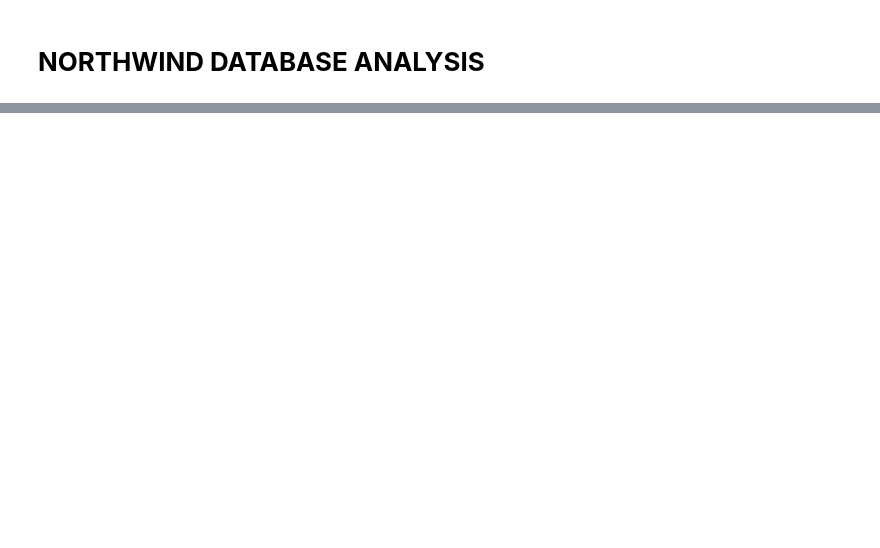
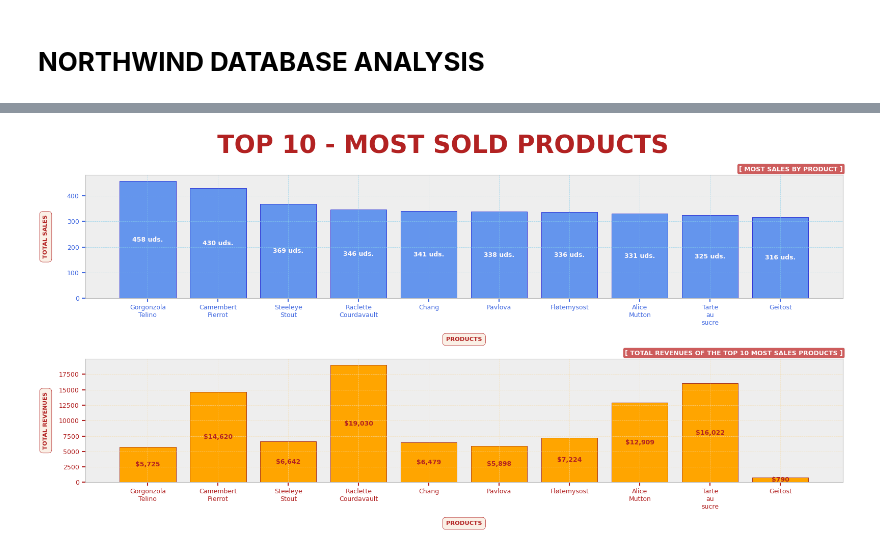
Before and after one commit to AlexIverson3/NorthWindDB-Analysis, a Jupyter notebook: NorthWind_Analysis.ipynb, the cells around one changed output, grey strips where cells are left out. Cells and saved outputs as stored; diff of their text form; code cells hidden in the pictures; blank space fills up the shorter version.

```diff
--- a/NorthWind_Analysis.ipynb
+++ b/NorthWind_Analysis.ipynb
@@ -17,10 +2,0 @@ from tabulate import tabulate
-# %%
-def conn_db( query, columns ):
-    with sqlite3.connect("C:/Program Files/DB Browser for SQLite/databases/Northwind.db") as conn:
-
-        cursor = conn.cursor()
-        cursor.execute( query )
-        results = cursor.fetchall()
-        df = pd.DataFrame( results, columns=columns )
-
-    return df
@@ -1125,0 +156,82 @@ plt.show()
+# %%
+
+# [ TOP 10 - MOST SOLD PRODUCTS ]
+#=============================================================================================================================
+topSoldProduct = conn_db(   query = '''
+                                        SELECT  p.ProductName, p.Unit, p.Price,
+                                                SUM( od.Quantity )
+                                                    AS TotalSoldProducts,
+                                                ROUND( SUM( od.Quantity ) * p.Price, 2 )
+                                                    AS TotalRevenues
+
+                                        FROM    [Products] p
+                                        JOIN    [OrderDetails] od
+                                            ON p.ProductID = od.ProductID
+
+                                        GROUP BY ProductName
+                                        ORDER BY TotalSoldProducts DESC
+                                        LIMIT 10
+                                    ''',
+
+                            columns = [ 'PRODUCT', 'UNIT CONTENT', 'PRICE', 'TOTAL SALES', 'TOTAL REVENUES' ]   )
+
+
+print_table( title = "==[ MOST SOLD PRODUCTS (TOP 10) ]==",
+             df_name = topSoldProduct )
+
+
+
+# GRÁFICA MATPLOTLIB
+#--------------------------------------------------------------------------------------------------------
+
+products    = topSoldProduct[ "PRODUCT" ].apply( lambda x: x.replace(" ", "\n") )
+sales       = topSoldProduct[ "TOTAL SALES" ]
+revenues    = topSoldProduct[ "TOTAL REVENUES" ]
+
+#¨¨¨¨¨¨¨¨¨¨¨¨¨¨¨¨¨¨¨¨¨¨¨¨¨¨¨¨¨¨¨¨¨¨¨¨¨¨¨¨¨¨¨¨¨¨¨¨¨¨¨¨¨¨¨¨¨¨¨¨¨¨¨¨¨¨¨¨¨¨¨¨¨¨¨¨¨¨¨¨¨¨
+create_matplot ( style = "bmh", nrows = 2, ncols = 1, figsize = ( 16, 8 ),
+                 suptitle_label = "TOP 10 - MOST SOLD PRODUCTS" )
+
+#¨¨¨¨¨¨¨¨¨¨¨¨¨¨¨¨¨¨¨¨¨¨¨¨¨¨¨¨¨¨¨¨¨¨¨¨¨¨¨¨¨¨¨¨¨¨¨¨¨¨¨¨¨¨¨¨¨¨¨¨¨¨¨¨¨¨¨¨¨¨¨¨¨¨¨¨¨¨¨¨¨¨
+#  --[ PLOT 1 ]--
+#¨¨¨¨¨¨¨¨¨¨¨¨¨¨¨¨¨¨¨¨¨¨¨¨¨¨¨¨¨¨¨¨¨¨¨¨¨¨¨¨¨¨¨¨¨¨¨¨¨¨¨¨¨¨¨¨¨¨¨¨¨¨¨¨¨¨¨¨¨¨¨¨¨¨¨¨¨¨¨¨¨¨
+create_subplot( nrows = 2, ncols = 1, index = 1,
+                label = "[ MOST SALES BY PRODUCT ]" )
+
+create_bar( x       = products,
+            height  = sales,
+            edgecolor = "mediumblue", color_container = "cornflowerblue",
+            fmt = "{:,.0f} uds.", label_type = "center",
+            fontweight = "bold", fontsize = 9, color_label = "snow" )
+
+create_labels( xlabel = "PRODUCTS",
+               ylabel = "TOTAL SALES" )
+
+config_tickparams( direction = "out", rotation = 0, colors = "royalblue",
+                   labelsize = 9, grid_color = "skyblue" )
+#¨¨¨¨¨¨¨¨¨¨¨¨¨¨¨¨¨¨¨¨¨¨¨¨¨¨¨¨¨¨¨¨¨¨¨¨¨¨¨¨¨¨¨¨¨¨¨¨¨¨¨¨¨¨¨¨¨¨¨¨¨¨¨¨¨¨¨¨¨¨¨¨¨¨¨¨¨¨¨¨¨¨
+
+#  --[ PLOT 2 ]--
+#¨¨¨¨¨¨¨¨¨¨¨¨¨¨¨¨¨¨¨¨¨¨¨¨¨¨¨¨¨¨¨¨¨¨¨¨¨¨¨¨¨¨¨¨¨¨¨¨¨¨¨¨¨¨¨¨¨¨¨¨¨¨¨¨¨¨¨¨¨¨¨¨¨¨¨¨¨¨¨¨¨¨
+create_subplot( nrows = 2, ncols = 1, index = 2,
+                label = "[ TOTAL REVENUES OF THE TOP 10 MOST SALES PRODUCTS ]" )
+
+create_bar( x       = products,
+            height  = revenues,
+            edgecolor = "darkred", color_container = "orange",
+            fmt = "${:,.0f}", label_type = "center",
+            fontweight = "bold", fontsize = 9, color_label = "firebrick" )
+
+create_labels( xlabel = "PRODUCTS",
+               ylabel = "TOTAL REVENUES" )
+
+config_tickparams( direction = "out", rotation = 0, colors = "firebrick",
+                   labelsize = 9, grid_color = "wheat" )
+#¨¨¨¨¨¨¨¨¨¨¨¨¨¨¨¨¨¨¨¨¨¨¨¨¨¨¨¨¨¨¨¨¨¨¨¨¨¨¨¨¨¨¨¨¨¨¨¨¨¨¨¨¨¨¨¨¨¨¨¨¨¨¨¨¨¨¨¨¨¨¨¨¨¨¨¨¨¨¨¨¨¨
+
+plt.tight_layout()
+plt.show()
+#--------------------------------------------------------------------------------------------------------
+
+#=============================================================================================================================
+# %% [output]
@@ -1125,0 +253 @@ plt.show()
+[figure, added]
```
Also changed, not shown: parts of 51 cells of this notebook, 55 other files.
